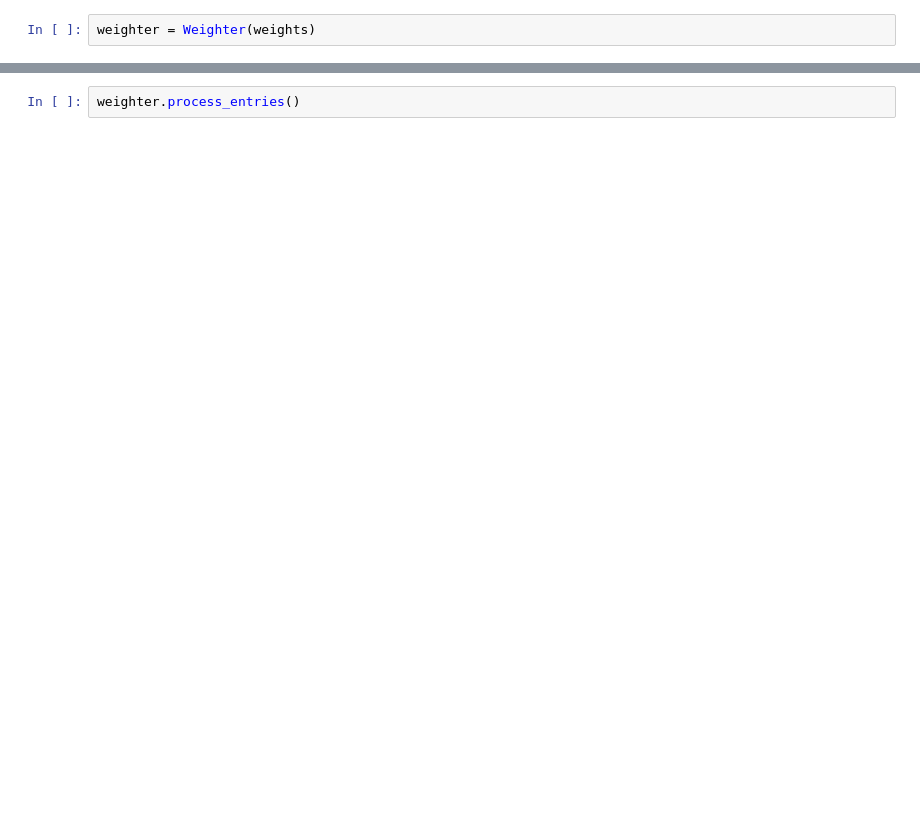
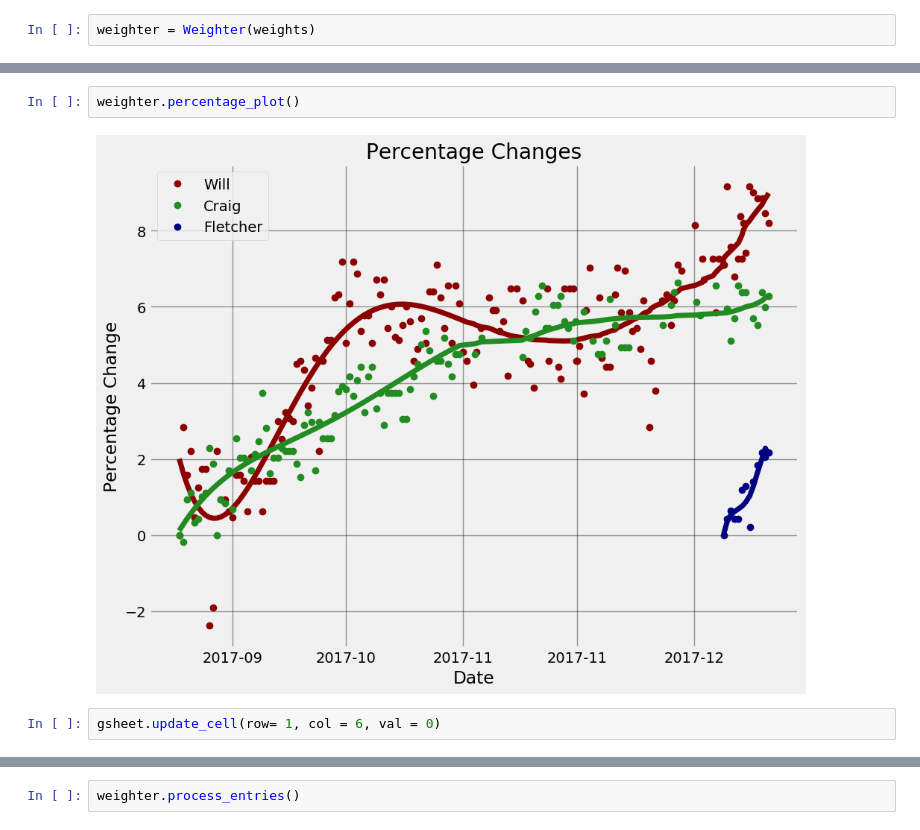
Before and after one commit to WillKoehrsen/Data-Analysis, a Jupyter notebook: weighter/Weighter Development.ipynb, the cells around one changed output, grey strips where cells are left out. Drawn from its saved outputs; the diff is of its cells as text; blank space fills up the shorter version.

Commit message:
Have percentage plot and history plot methods working

```diff
--- a/weighter/Weighter Development.ipynb
+++ b/weighter/Weighter Development.ipynb
@@ -296,0 +436,6 @@ weighter = Weighter(weights)
+# %%
+weighter.percentage_plot()
+# %% [output]
+[figure, added]
+# %%
+gsheet.update_cell(row= 1, col = 6, val = 0)
```
Also changed, not shown: parts of 29 cells of this notebook.
